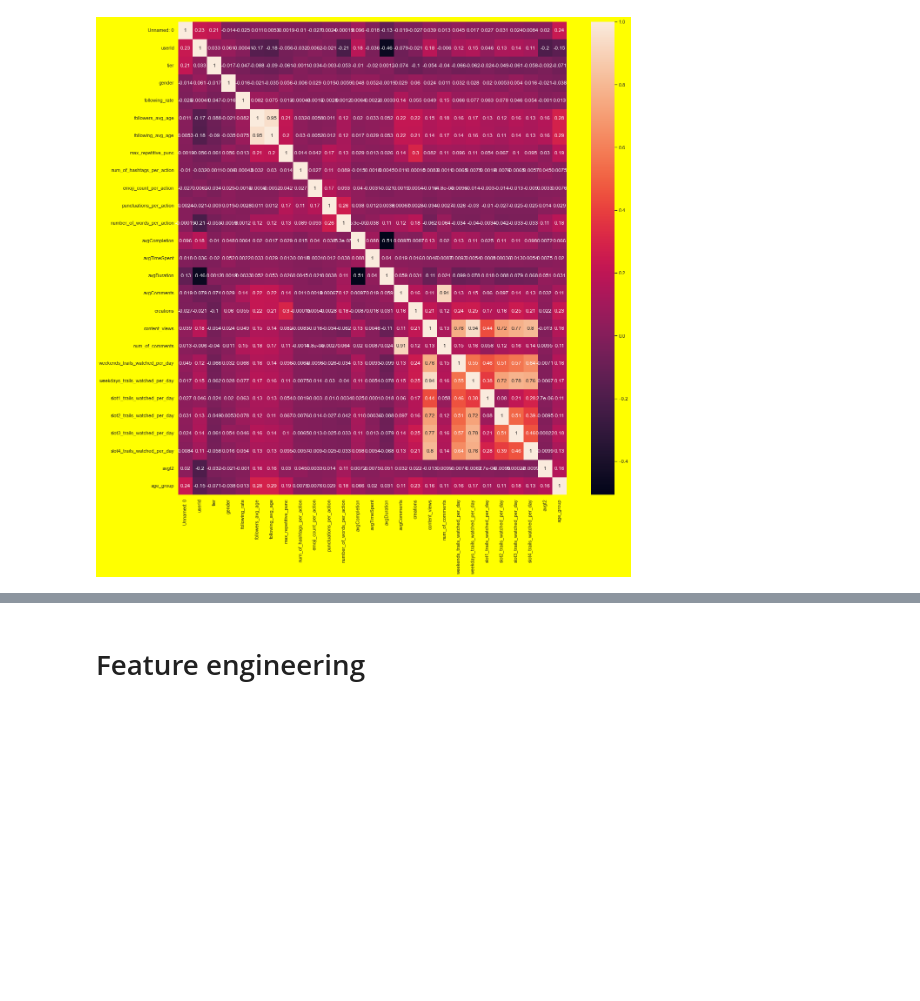
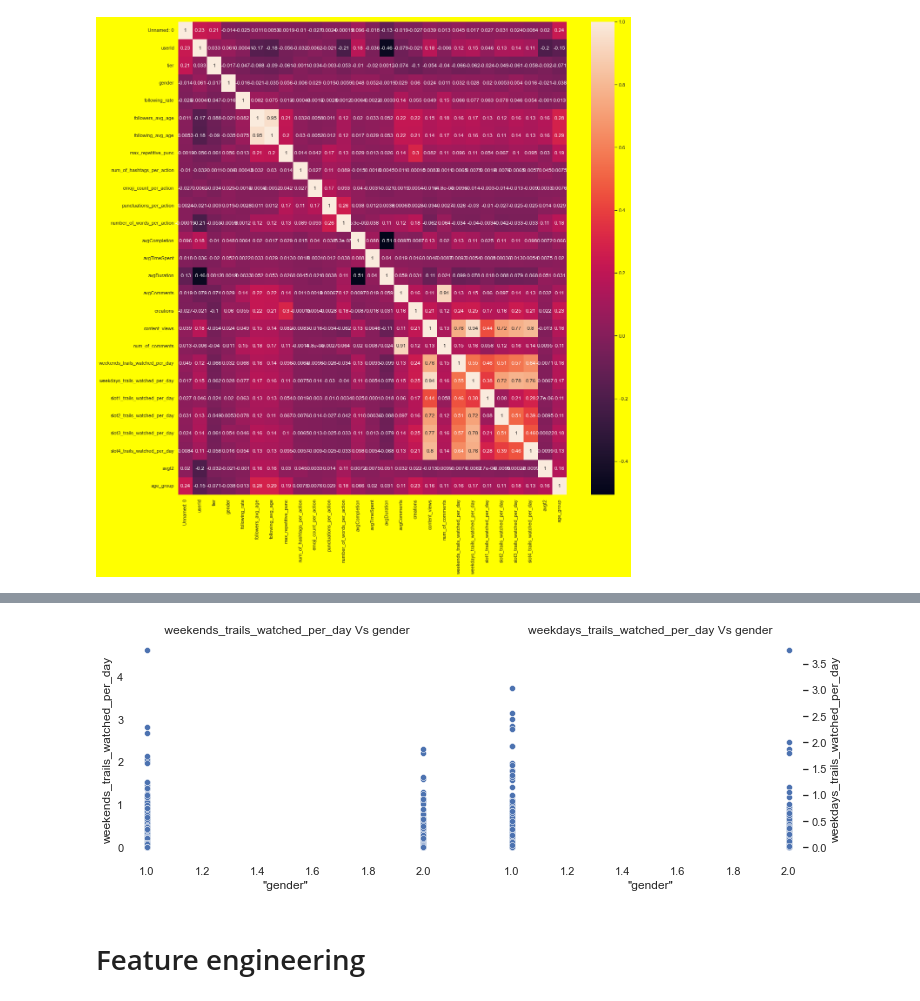
Before and after one commit to Amithajoshy/Assignments, a Jupyter notebook: final project or.ipynb, the cells around one changed output, grey strips where cells are left out. Saved outputs shown, nothing was run; the diff lists cells and outputs as text; code cells hidden in the pictures; blank space fills up the shorter version.

```diff
--- a/final project or.ipynb
+++ b/final project or.ipynb
@@ -203,3 +211,16 @@ plt.show()
+# %%
+#CLV Vs MonthsSinceLastClaim/ CLV Vs MonthsSincePolicyInception
+fig,axes = plt.subplots(1,2,figsize = (12,4))
+sns.scatterplot(x='gender',y="weekends_trails_watched_per_day",data=data,ax=axes[0])
+sns.scatterplot(x="gender",y="weekdays_trails_watched_per_day",data=data,ax=axes[1])
+
+axes[0].set(xlabel='"gender"',ylabel='weekends_trails_watched_per_day',title = ' weekends_trails_watched_per_day Vs gender')
+axes[1].set(xlabel='"gender"',ylabel='weekdays_trails_watched_per_day',title = 'weekdays_trails_watched_per_day Vs gender')
+axes[1].yaxis.set_label_position('right')
+axes[1].yaxis.tick_right()
+plt.show()
+# %% [output]
+[figure, added]
 # %% [markdown]
 # Feature engineering
 # %%
```
Also changed, not shown: parts of 18 cells of this notebook.
